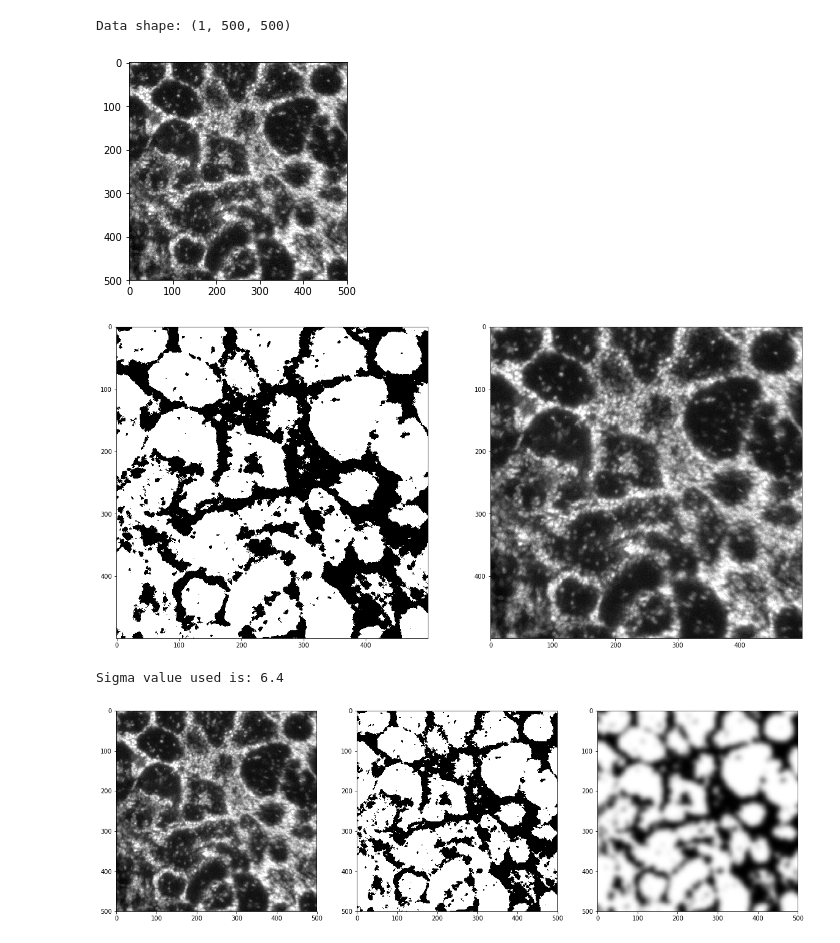
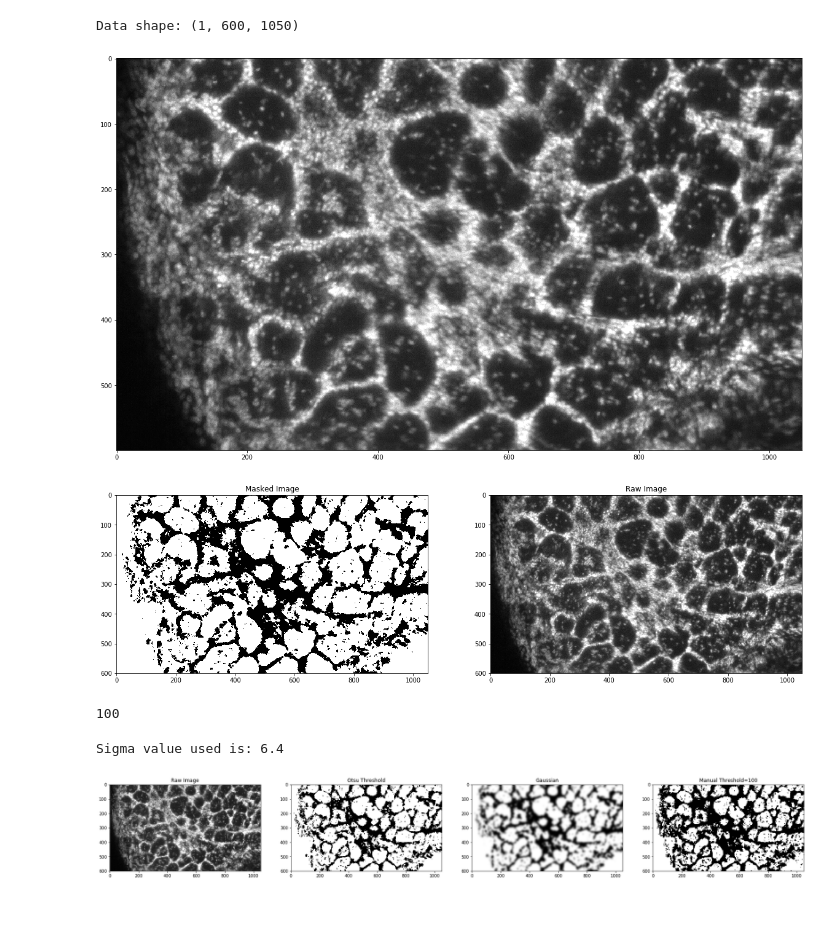
Before and after one commit to lrodri29/ptsdGT-APL-Emory, a Jupyter notebook: prelimAnalysis.ipynb, the cells around one changed output. Saved outputs shown, nothing was run; the diff lists cells and outputs as text; code cells hidden in the pictures; blank space fills up the shorter version.

```diff
--- a/prelimAnalysis.ipynb
+++ b/prelimAnalysis.ipynb
@@ -22,15 +23,18 @@ CHAN_NAME = 'microgliaI'
 # Grab the channel
 chan = rmt.get_channel(CHAN_NAME, COLL_NAME, EXP_NAME)
 
+x_rng = [350, 1400]
+y_rng = [1200, 1800]
+z_rng = [699, 700]
 #Grab the cutout from BOSS
-rawMicroGlia = rmt.get_cutout(chan, 0,[460, 960], [1200, 1700], [700, 701],)
+rawMicroGlia = rmt.get_cutout(chan, 0,x_rng, y_rng, z_rng,)
 print("Data shape: " + str(rawMicroGlia.shape))
 # %% [output]
-Data shape: (1, 500, 500)
+Data shape: (1, 600, 1050)
 # %%
 # Show for sanity check
 plt.imshow(rawMicroGlia[0,:,:], cmap="gray")
 plt.show()
 # %% [output]
-[figure, old version]
+[figure, new version]
 # %%
@@ -40,10 +44,19 @@ maskMicroGlia = rawMicroGlia < val
 # %%
 # Show for sanity check
 f, axarr = plt.subplots(1,2)
-plt.rcParams["figure.figsize"] = (5,10)
+plt.rcParams["figure.figsize"] = (10,10)
 axarr[0].imshow(maskMicroGlia[0,:,:], cmap="gray")
 axarr[1].imshow(rawMicroGlia[0,:,:], cmap="gray")
+axarr[0].title.set_text('Masked Image')
+axarr[1].title.set_text('Raw Image')
 plt.show()
 # %% [output]
-[figure, old version]
+[figure, new version]
+# %%
+#Evaluate using mean thresholding
+thresh = 100
+print(thresh)
+meanMicroGlia = rawMicroGlia < thresh
+# %% [output]
+100
 # %%
@@ -57,11 +70,16 @@ blobs = gaussianMicroGlia > gaussianMicroGlia.mean()
 Sigma value used is: 6.4
 # %%
 # Show for sanity check
-plt.rcParams["figure.figsize"] = (20,20)
-f, axarr = plt.subplots(1,3)
+plt.rcParams["figure.figsize"] = (30,30)
+f, axarr = plt.subplots(1,4)
 axarr[0].imshow(rawMicroGlia[0,:,:], cmap="gray")
 axarr[1].imshow(maskMicroGlia[0,:,:], cmap="gray")
 axarr[2].imshow(gaussianMicroGlia[0,:,:], cmap="gray")
+axarr[3].imshow(meanMicroGlia[0,:,:], cmap="gray")
+axarr[1].title.set_text('Otsu Threshold')
+axarr[0].title.set_text('Raw Image')
+axarr[2].title.set_text('Gaussian')
+axarr[3].title.set_text('Manual Threshold=' + str(thresh))
 plt.show()
 # %% [output]
-[figure, old version]
+[figure, new version]
```
Also changed, not shown: parts of 15 cells of this notebook.
